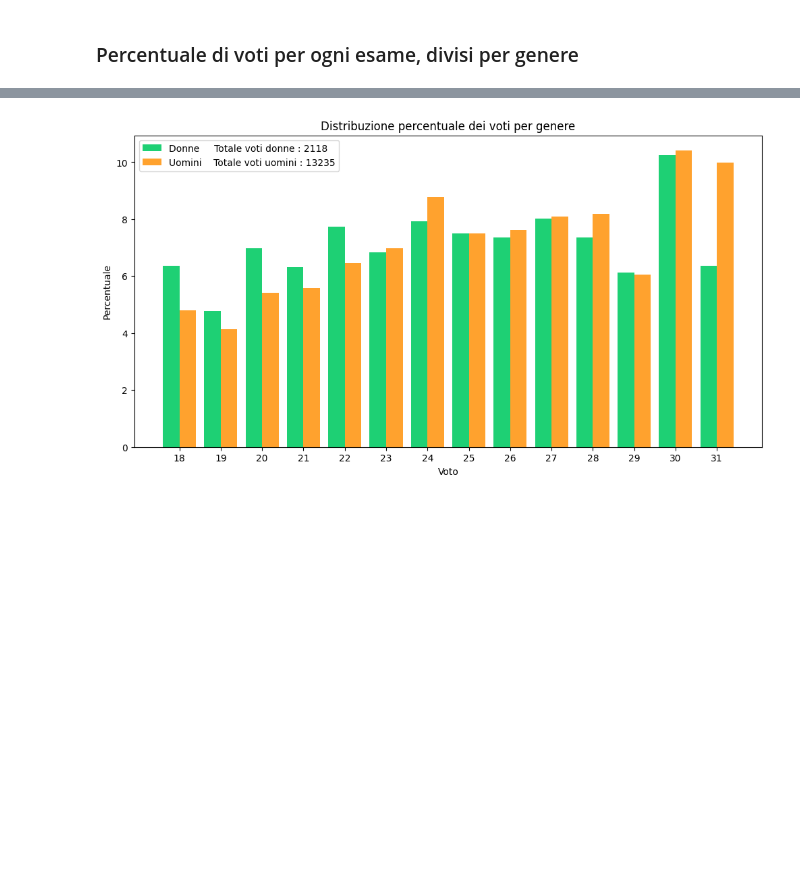
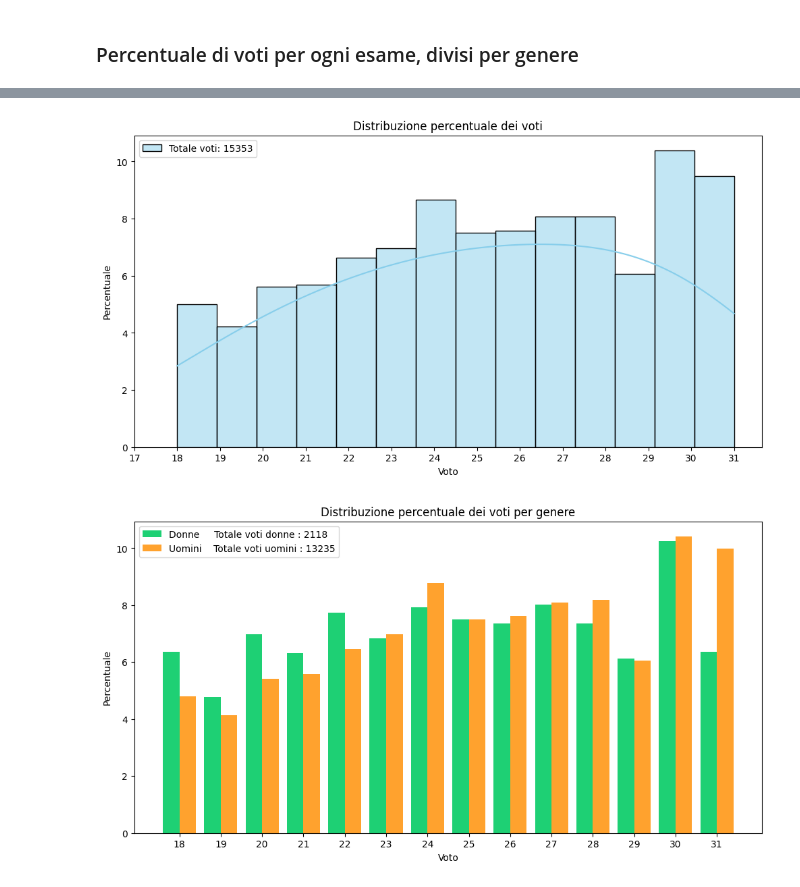
Before and after one commit to lallabelloni/Analisi-differenza-genere-Data-Science, a Jupyter notebook: progetto2.ipynb, the cells around one changed output, grey strips where cells are left out. Cells and saved outputs as stored; diff of their text form; code cells hidden in the pictures; blank space fills up the shorter version.

```diff
--- a/progetto2.ipynb
+++ b/progetto2.ipynb
@@ -318,3 +368,25 @@ plt.show()
+# %%
+# ristampo lo stesso grafico!
+
+totale_voti = len(pt_vecchi)
+voti = pt_vecchi['VOTO'].value_counts().sort_index()
+percentuale_voti = (voti / totale_voti) * 100
+
+percentuale_voti_df = percentuale_voti.reset_index()
+percentuale_voti_df.columns = ['Voto', 'Percentuale']
+
+plt.figure(figsize=(12, 6))
+sns.histplot(data=percentuale_voti_df, x='Voto', weights='Percentuale', kde=True, bins=len(voti), color='skyblue', label=f'Totale voti: {totale_voti}')
+
+plt.xlabel('Voto')
+plt.ylabel('Percentuale')
+plt.title('Distribuzione percentuale dei voti')
+plt.xticks(range(17, 32))
+
+plt.legend()
+plt.show()
+# %% [output]
+[figure, added]
 # %%
 # visualizzazione della percentuale dei voti per genere
 
```
Also changed, not shown: parts of 34 cells of this notebook.
